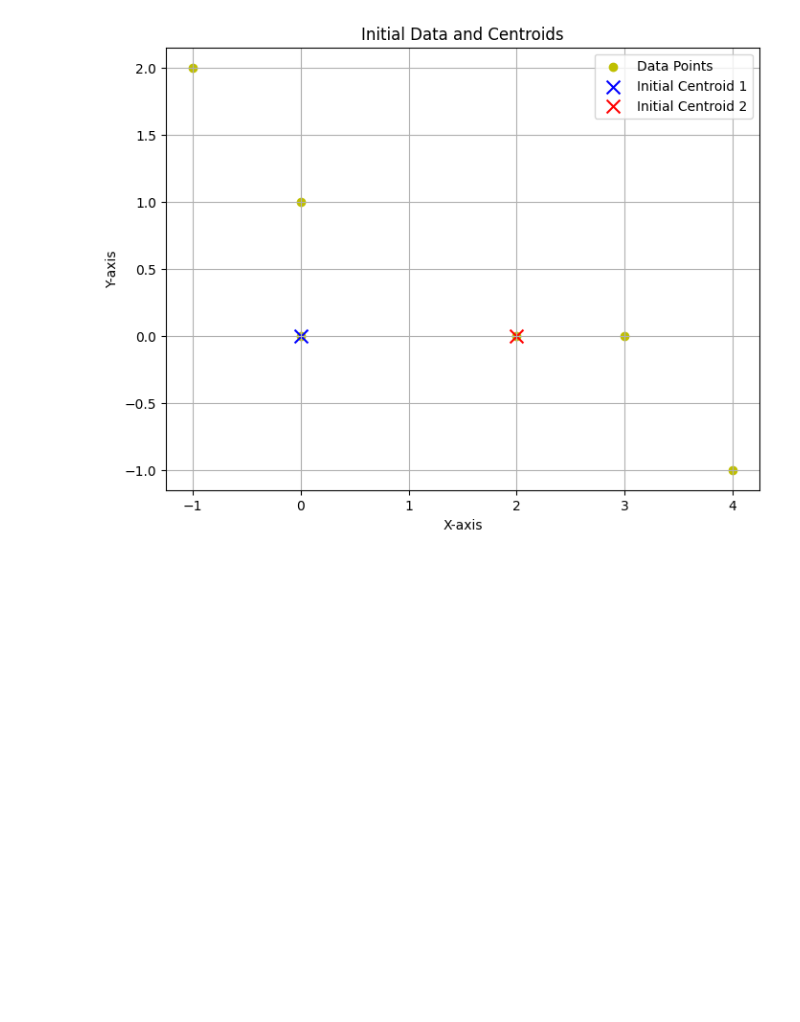
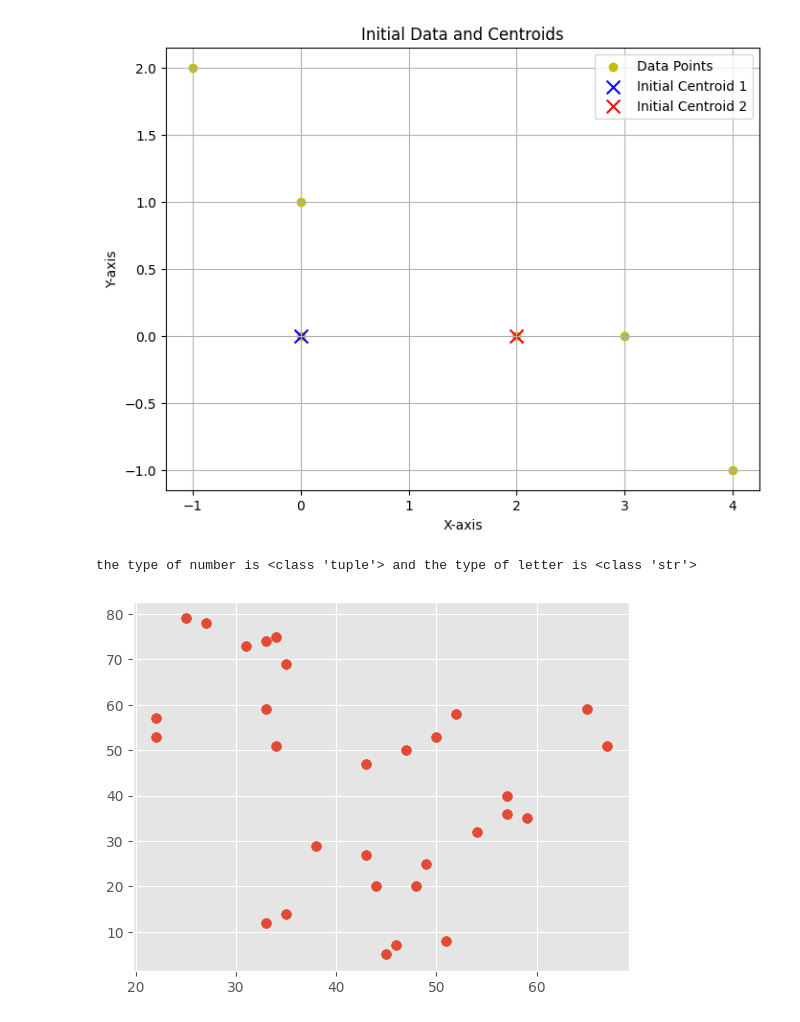
Before and after one commit to ManarAds/K-mean, a Jupyter notebook: Untitled-1.ipynb, the cells around one changed output. Saved outputs shown, nothing was run; the diff lists cells and outputs as text; code cells hidden in the pictures; blank space fills up the shorter version.

```diff
--- a/Untitled-1.ipynb
+++ b/Untitled-1.ipynb
@@ -68,3 +68,23 @@ plt.grid(True)
 plt.show()
 # %% [output]
 [figure]
+# %%
+data = {'x': [25,34,22,27,33,33,31,22,35,34,67,54,57,43,50,57,59,52,65,47,49,48,35,33,44,45,38,43,51,46],
+        'y': [79,51,53,78,59,74,73,57,69,75,51,32,40,47,53,36,35,58,59,50,25,20,14,12,20,5,29,27,8,7]
+       }
+# %% [output]
+the type of number is <class 'tuple'> and the type of letter is <class 'str'>
+# %%
+date = np.array(list(zip(data['x'], data['y'])))
+
+import matplotlib.pyplot as plt
+from matplotlib import style
+import numpy as np
+
+style.use('ggplot')
+X = date
+
+plt.scatter(X[:,0], X[:,1], s=50)
+plt.show()
+# %% [output]
+[figure, added]
```
Also changed, not shown: parts of 1 cell of this notebook, 1 other file.
